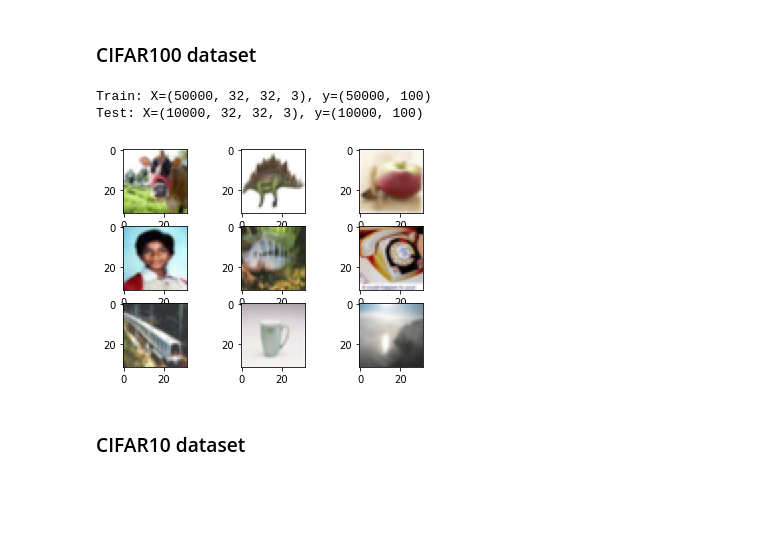
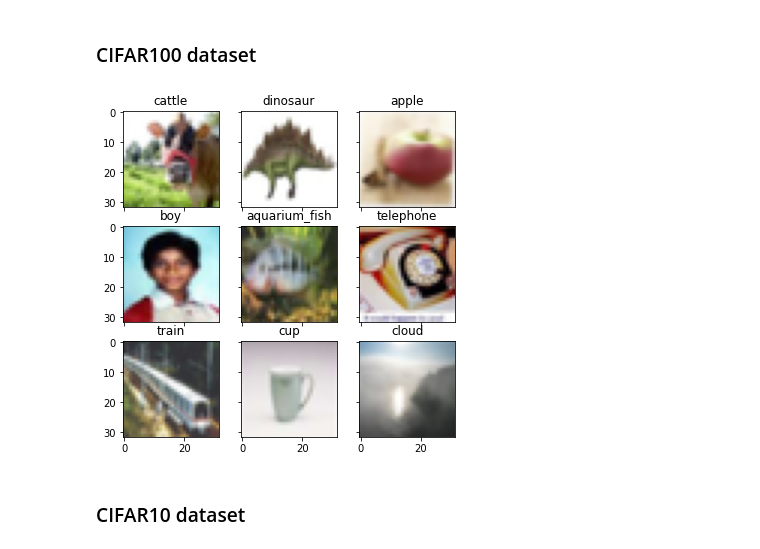
Before and after one commit to btran30/cs584, a Jupyter notebook: sample_images.ipynb, the cells around one changed output. Drawn from its saved outputs; the diff is of its cells as text; code cells hidden in the pictures; blank space fills up the shorter version.

```diff
--- a/sample_images.ipynb
+++ b/sample_images.ipynb
@@ -13,33 +24,38 @@ def read_data(cifar_dataset):
 
     if cifar_dataset == 100:
         (x_train, y_train), (x_test, y_test) = cifar100.load_data()
+        #print(y_train[0])
         # One-hot encoding for 100 classes.
-        y_train = to_categorical(y_train, 100)
-        y_test = to_categorical(y_test, 100)
+        #y_train = to_categorical(y_train, 100)
+        #y_test = to_categorical(y_test, 100)
     else :
         (x_train, y_train), (x_test, y_test) = cifar10.load_data()
-        y_train = to_categorical(y_train, 10)
-        y_test = to_categorical(y_test, 10)
+        #y_train = to_categorical(y_train, 10)
+        #y_test = to_categorical(y_test, 10)
 
-    print('Train: X=%s, y=%s' % (x_train.shape, y_train.shape))
-    print('Test: X=%s, y=%s' % (x_test.shape, y_test.shape))
+    #print('Train: X=%s, y=%s' % (x_train.shape, y_train.shape))
+    #print('Test: X=%s, y=%s' % (x_test.shape, y_test.shape))
     return (x_train, y_train), (x_test, y_test)
 # %% [markdown]
 ### CIFAR100 dataset
-# %%
-cifar_dataset = 100
-(x_train, y_train), (x_test, y_test) = read_data(cifar_dataset)
-
-# plot first few images
-for i in range(9):
-    #plt.subplot(330 + 1 + i) # encoded as a single integer 3 rows, 3 columns, ith plot
-    plt.subplot(3,3,1+i) # subplot 3 rows, 3 columns, ith subplot
-    plt.imshow(x_train[i], cmap=plt.get_cmap('gray'))
-plt.show()
-# %% [output]
-Train: X=(50000, 32, 32, 3), y=(50000, 100)
-Test: X=(10000, 32, 32, 3), y=(10000, 100)
-[figure, removed]
+# %%
+cifar_dataset = 100
+(x_train, y_train), (x_test, y_test) = read_data(cifar_dataset)
+
+fine = Fine100(fine_labels)
+nrows = 3
+ncols = 3
+fig, ax = plt.subplots(nrows,ncols,sharex=True,sharey=True,figsize=(6, 6))
+n = 0
+for row in range(nrows):
+    for col in range(ncols):
+            ax[row,col].imshow(x_train[n])
+            fine_id = y_train[n][0]
+            ax[row,col].set_title(fine.id_to_label(y_train[n][0]))
+            n += 1
+plt.show()
+# %% [output]
+[figure, added]
 # %% [markdown]
 ### CIFAR10 dataset
 # %%
```
Also changed, not shown: parts of 3 cells of this notebook.
